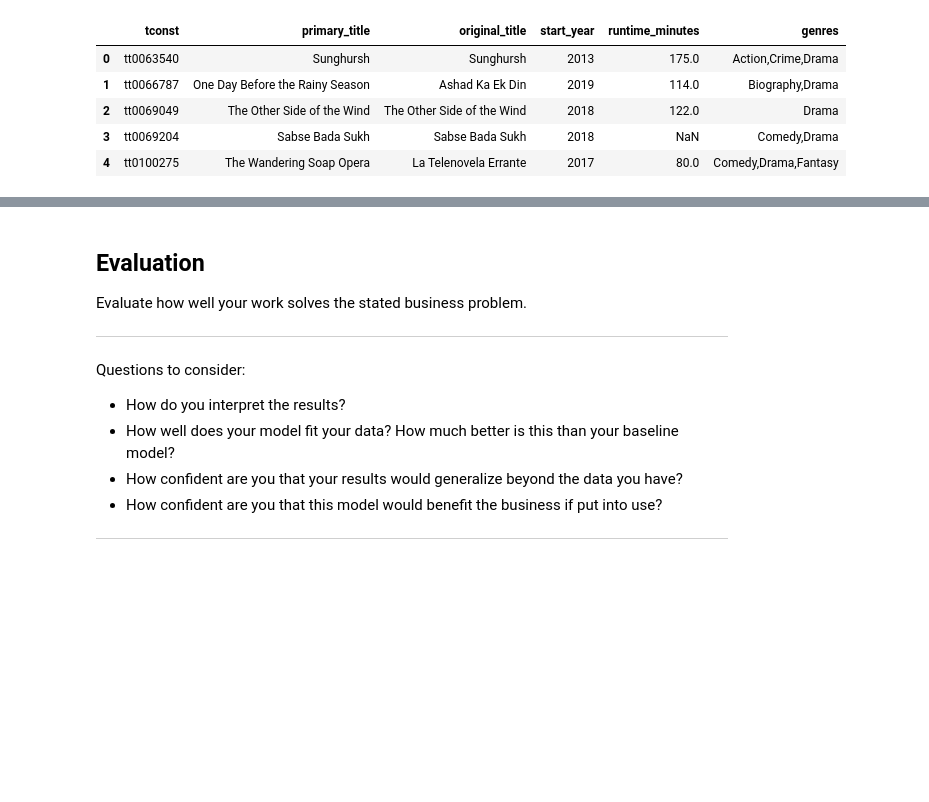
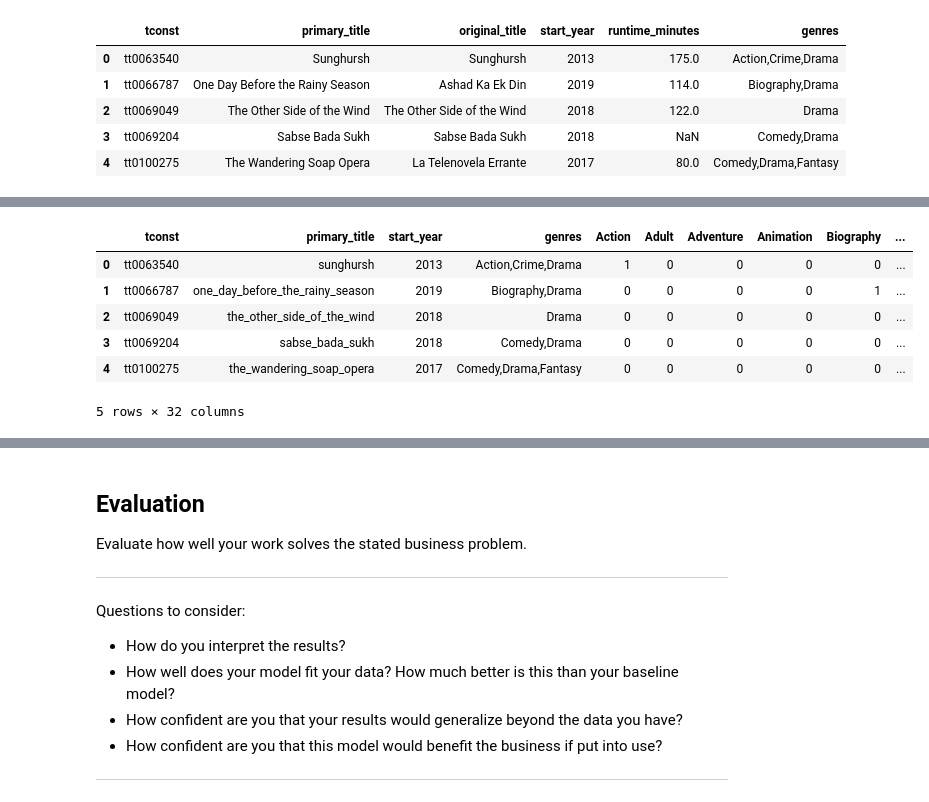
Before and after one commit to alexiskedo/Analyzing-Film-Production-Data, a Jupyter notebook: dsc-phase1-project-template.ipynb, the cells around one changed output, grey strips where cells are left out. Drawn from its saved outputs; the diff is of its cells as text; code cells hidden in the pictures; blank space fills up the shorter version.

```diff
--- a/dsc-phase1-project-template.ipynb
+++ b/dsc-phase1-project-template.ipynb
@@ -446,0 +561,12 @@ imdb_ratings.duplicated(['tconst']).sum()
+# %%
+# Drop unneeded columns in IMDB dataframe and rename because it's annoying
+imdb = imdb_titles_basics.drop(columns = ['original_title', 'runtime_minutes'])
+imdb.head()
+# %% [output]
+|  | tconst | primary_title | start_year | genres | Action | Adult | Adventure | Animation | Biography | ... |
+| 0 | tt0063540 | sunghursh | 2013 | Action,Crime,Drama | 1 | 0 | 0 | 0 | 0 | ... |
+| 1 | tt0066787 | one_day_before_the_rainy_season | 2019 | Biography,Drama | 0 | 0 | 0 | 0 | 1 | ... |
+| 2 | tt0069049 | the_other_side_of_the_wind | 2018 | Drama | 0 | 0 | 0 | 0 | 0 | ... |
+| 3 | tt0069204 | sabse_bada_sukh | 2018 | Comedy,Drama | 0 | 0 | 0 | 0 | 0 | ... |
+| 4 | tt0100275 | the_wandering_soap_opera | 2017 | Comedy,Drama,Fantasy | 0 | 0 | 0 | 0 | 0 | ... |
+5 rows × 32 columns
```
Also changed, not shown: parts of 28 cells of this notebook.
